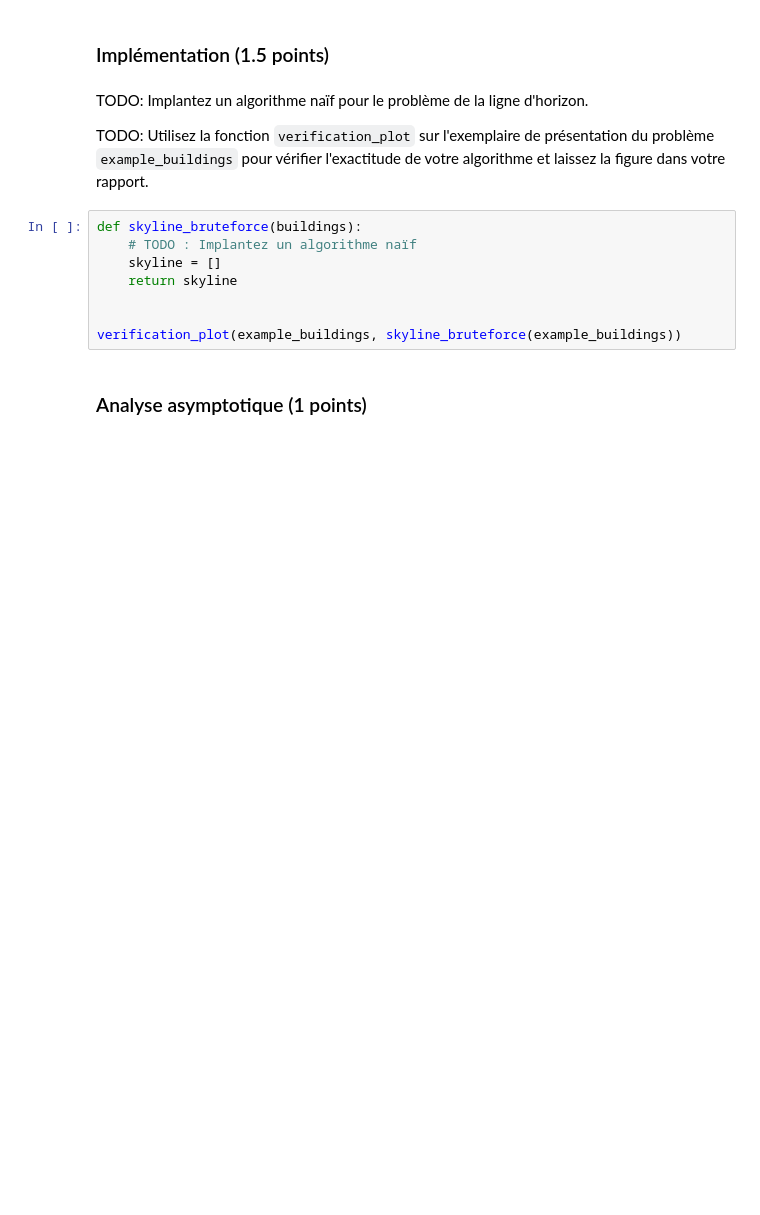
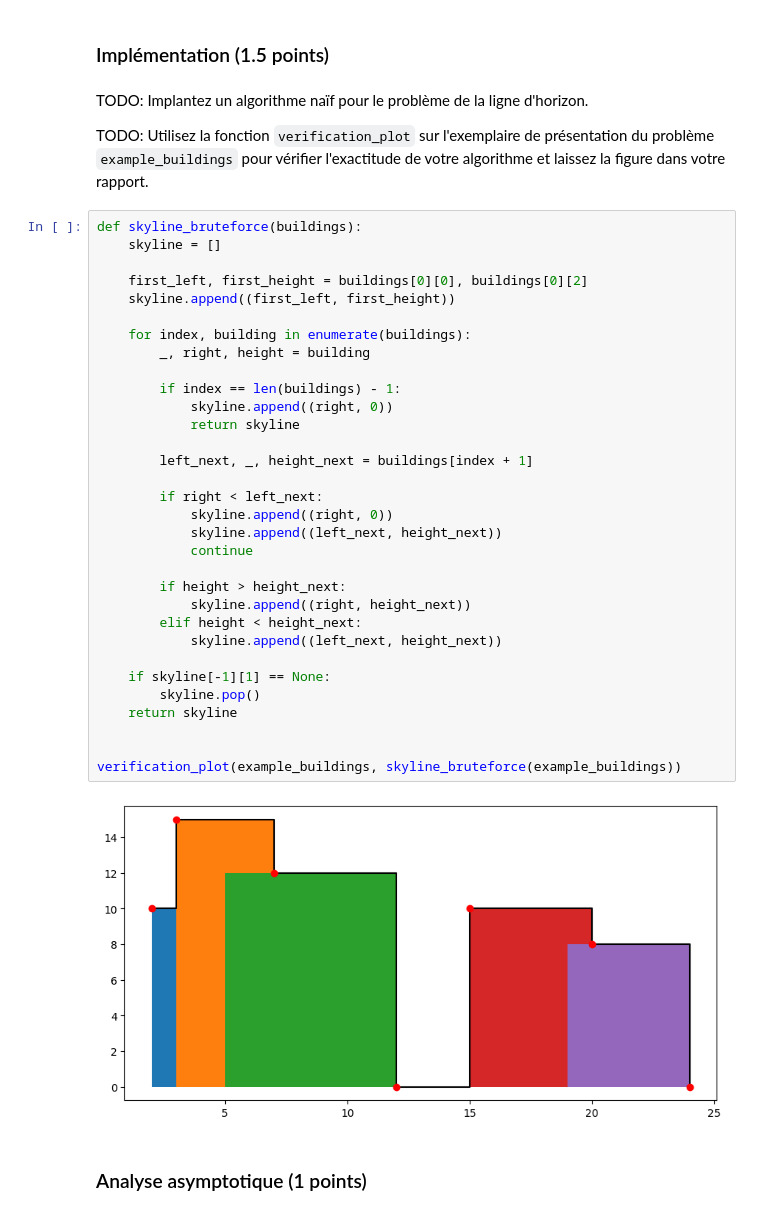
Before and after one commit to TPerronTouchette/INF8775, a Jupyter notebook: TP1_A25/TP1_A25.ipynb, the cells around one changed output. Drawn from its saved outputs; the diff is of its cells as text; blank space fills up the shorter version.

```diff
--- a/TP1_A25/TP1_A25.ipynb
+++ b/TP1_A25/TP1_A25.ipynb
@@ -290,14 +304,40 @@ def display_mesures_seuil(vals):
 TODO: Implantez un algorithme naïf pour le problème de la ligne d'horizon.
 
 TODO: Utilisez la fonction `verification_plot` sur l'exemplaire de présentation du problème `example_buildings` pour vérifier l'exactitude de votre algorithme et laissez la figure dans votre rapport.
-# %%
-def skyline_bruteforce(buildings):
-    # TODO : Implantez un algorithme naïf
-    skyline = []
-    return skyline
-
-
-verification_plot(example_buildings, skyline_bruteforce(example_buildings))
+# %%
+def skyline_bruteforce(buildings):
+    skyline = []
+
+    first_left, first_height = buildings[0][0], buildings[0][2]
+    skyline.append((first_left, first_height))
+
+    for index, building in enumerate(buildings):
+        _, right, height = building
+
+        if index == len(buildings) - 1:
+            skyline.append((right, 0))
+            return skyline
+
+        left_next, _, height_next = buildings[index + 1]
+
+        if right < left_next:
+            skyline.append((right, 0))
+            skyline.append((left_next, height_next))
+            continue
+
+        if height > height_next:
+            skyline.append((right, height_next))
+        elif height < height_next:
+            skyline.append((left_next, height_next))
+
+    if skyline[-1][1] == None:
+        skyline.pop()
+    return skyline
+
+
+verification_plot(example_buildings, skyline_bruteforce(example_buildings))
+# %% [output]
+[figure, added]
 # %% [markdown]
 ### Analyse asymptotique (1 points)
 # %% [markdown]
```
Also changed, not shown: parts of 2 cells of this notebook.
